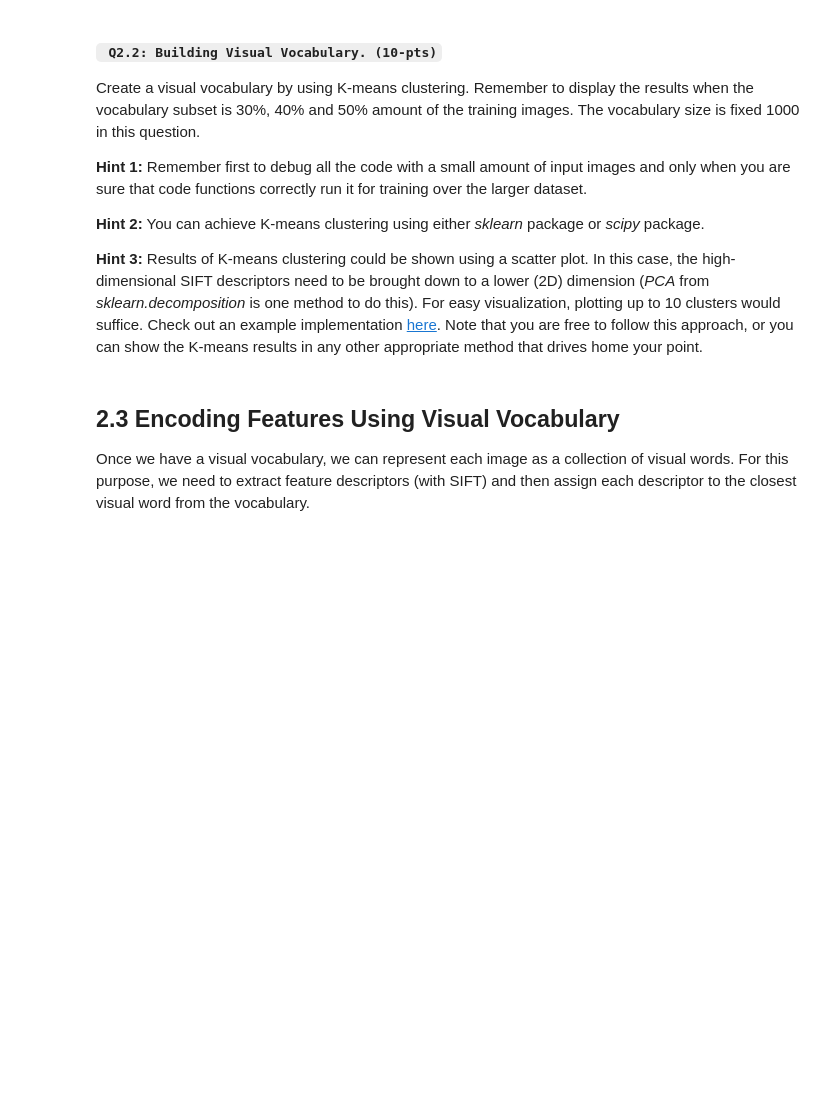
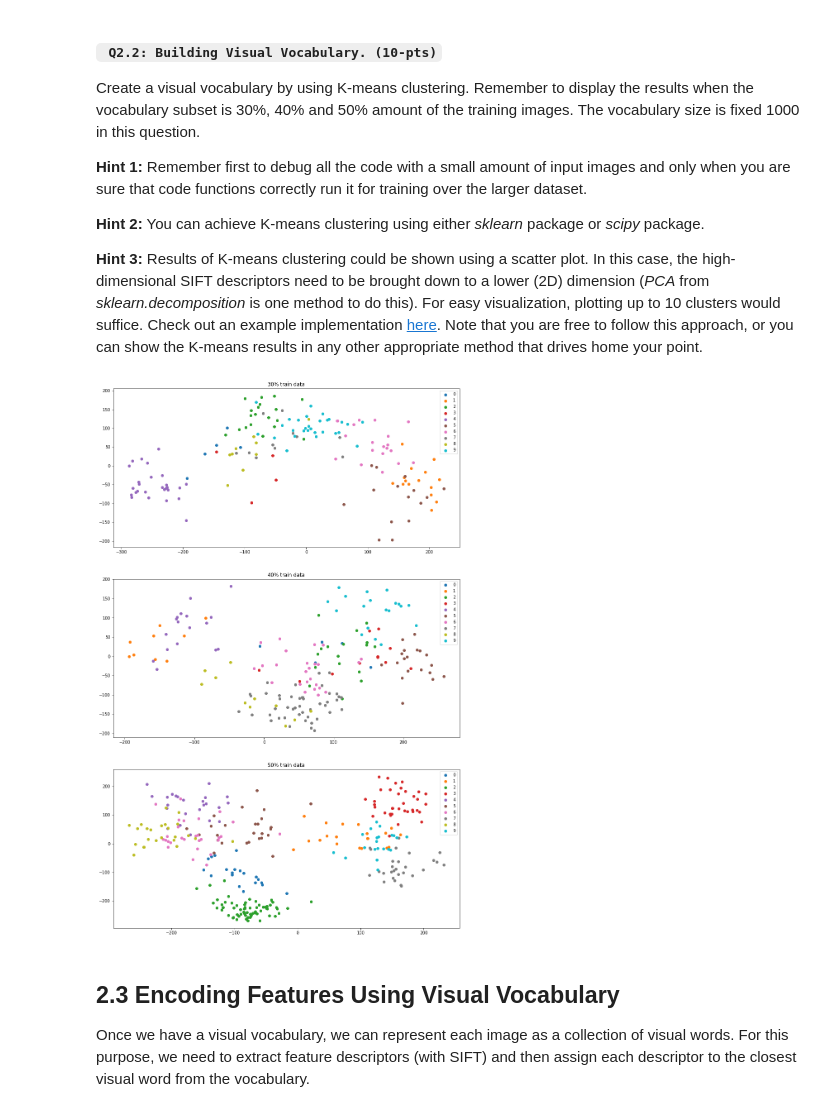
Before and after one commit to nordinbelkacemi/cv1-lab1, a Jupyter notebook: BoW Project/15096157_13740512_12556963_part1.ipynb, the cells around one changed output. Drawn from its saved outputs; the diff is of its cells as text; code cells hidden in the pictures; blank space fills up the shorter version.

```diff
--- a/BoW Project/15096157_13740512_12556963_part1.ipynb
+++ b/BoW Project/15096157_13740512_12556963_part1.ipynb
@@ -193,6 +208,11 @@ Create a visual vocabulary by using K-means clustering. Remember to display the
 **Hint 3:** Results of K-means clustering could be shown using a scatter plot. In this case, the high-dimensional SIFT descriptors need to be brought down to a lower (2D) dimension  (*PCA* from *sklearn.decomposition* is one method to do this). For easy visualization, plotting up to 10 clusters would suffice. Check out an example implementation [here](https://www.askpython.com/python/examples/plot-k-means-clusters-python). Note that you are free to follow this approach, or you can show the K-means results in any other appropriate method that drives home your point.
 # %%
 def get_vocab_subset_size(data, labels, vocab_subset_ratio=0.3):
+    """Computes the size of the vocabulary subset
+
+    Returns:
+        int: n_imgs * vocab_subset_ratio // n_classes
+    """
     n_imgs = data.shape[0]
     n_classes = np.unique(labels).shape[0]
     n_imgs_per_class = int(n_imgs * vocab_subset_ratio // n_classes)
@@ -234,24 +254,28 @@ def build_visual_vocab(data, labels, vocab_subset_ratio=0.3, vocab_size=1000):
 # %%
 np.random.seed(42)
 
-kmeans, vocab_subset_ids, subset_descriptors = build_visual_vocab(training_data, training_label, vocab_subset_ratio=0.3)
+fig, axs = plt.subplots(3, 1, figsize=(15, 8*3))
+for ratio, ax in zip([0.3, 0.4, 0.5], axs):
+    kmeans, vocab_subset_ids, subset_descriptors = build_visual_vocab(training_data, training_label, vocab_subset_ratio=ratio)
 
-centroids = kmeans.cluster_centers_
-kmeans_labels = kmeans.labels_
-unique_kmeans_labels = np.unique(kmeans_labels)
-selected_kmeans_labels = unique_kmeans_labels[:10]
-selected_centroids = centroids[selected_kmeans_labels]
+    centroids = kmeans.cluster_centers_
+    kmeans_labels = kmeans.labels_
+    unique_kmeans_labels = np.unique(kmeans_labels)
+    selected_kmeans_labels = unique_kmeans_labels[:10]
+    selected_centroids = centroids[selected_kmeans_labels]
 
-# Reduce the dimensionality of the descriptors
-pca = PCA(n_components=2)
-transformed_descriptors = pca.fit_transform(np.concatenate(subset_descriptors))
+    # Reduce the dimensionality of the descriptors
+    pca = PCA(n_components=2)
+    transformed_descriptors = pca.fit_transform(np.concatenate(subset_descriptors))
 
-# Plot the first 10 clusters
-plt.figure(figsize=(15, 8))
-for i in selected_kmeans_labels:
-    plt.scatter(transformed_descriptors[kmeans_labels == i, 0] , transformed_descriptors[kmeans_labels == i, 1] , label = i)
-# plt.scatter(selected_centroids[:,0] , selected_centroids[:,1] , s = 80, color = 'k')
-plt.legend();
+    # Plot the first 10 clusters
+    for i in selected_kmeans_labels:
+        ax.scatter(transformed_descriptors[kmeans_labels == i, 0] , transformed_descriptors[kmeans_labels == i, 1] , label = i)
+        ax.set_title(f"{int(ratio * 100)}% train data")
+    # plt.scatter(selected_centroids[:,0] , selected_centroids[:,1] , s = 80, color = 'k')
+    ax.legend();
+# %% [output]
+[figure, added]
 # %% [markdown]
 ## **2.3 Encoding Features Using Visual Vocabulary**
 
```
Also changed, not shown: parts of 5 cells of this notebook, 1 other file.
